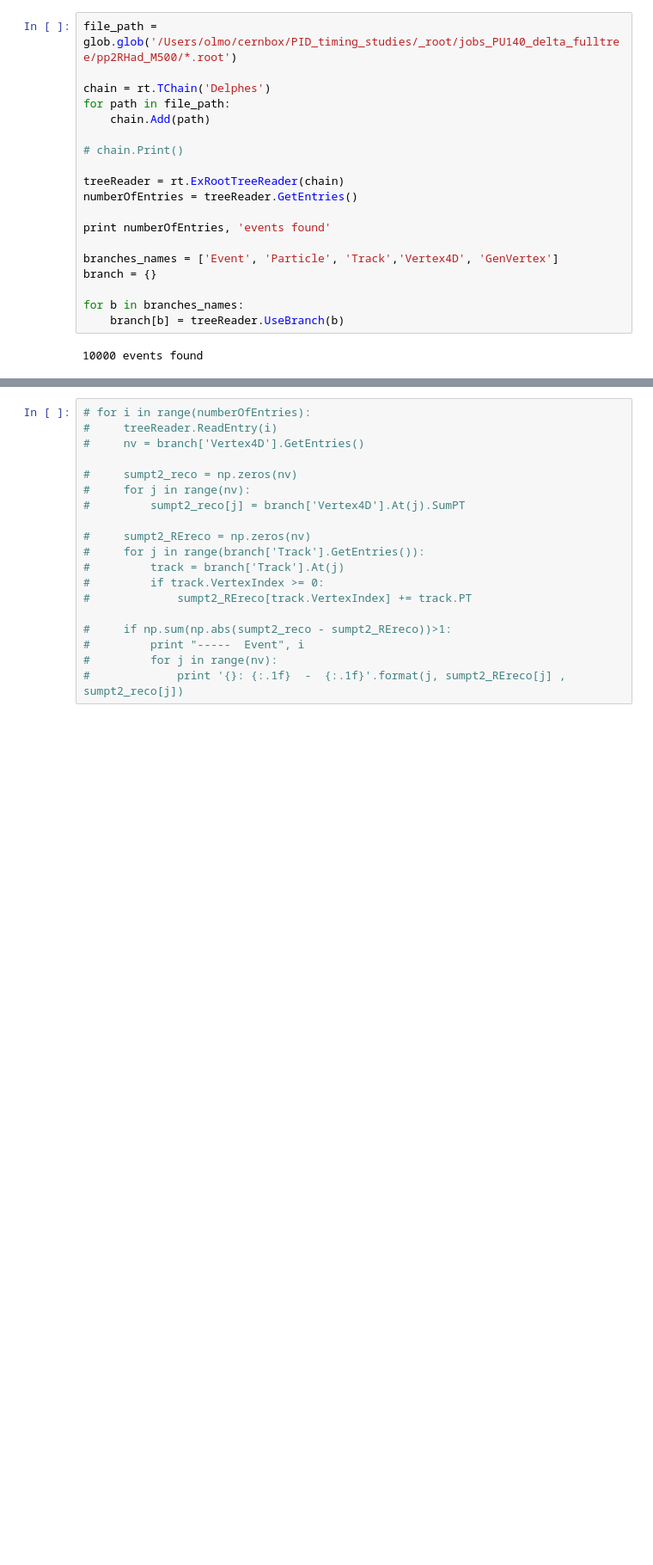
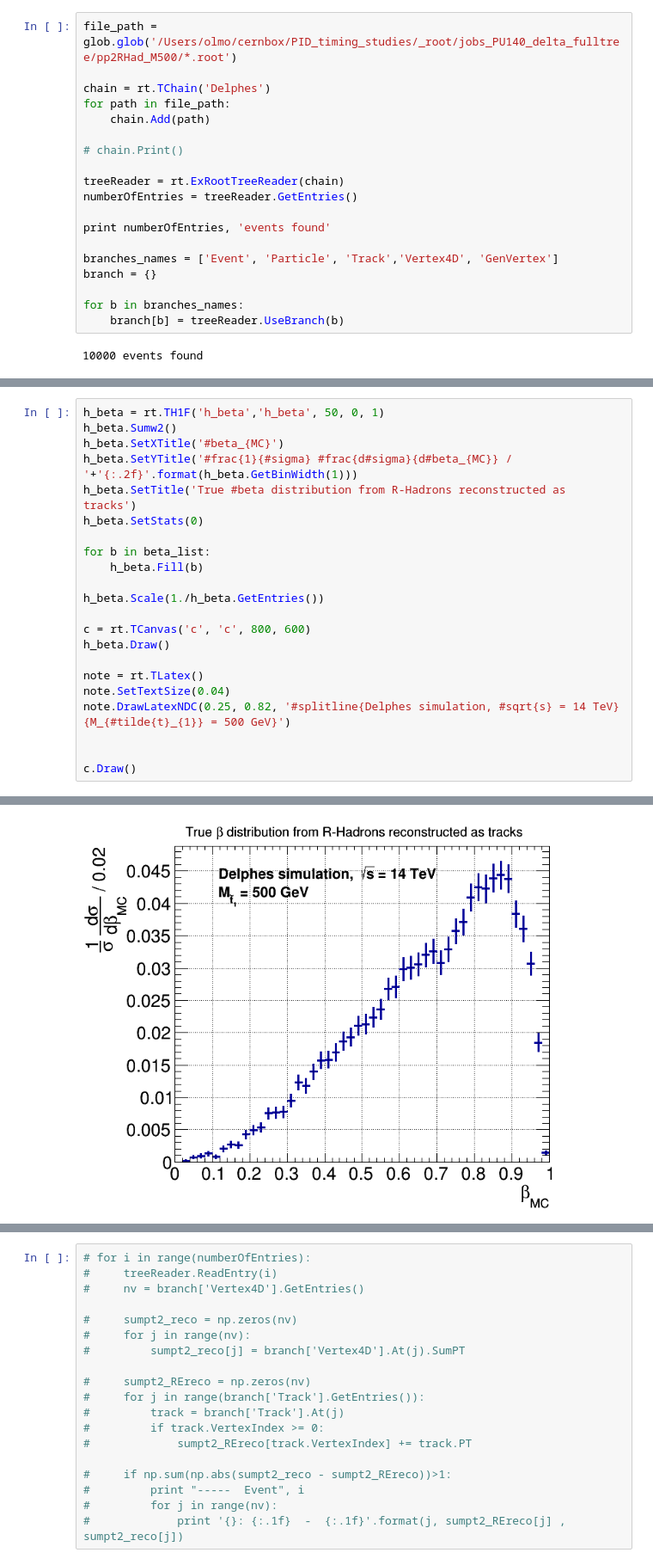
Before and after one commit to ocerri/PID_timing_studies, a Jupyter notebook: plot_script/Delphes_vertexing_studies.ipynb, the cells around one changed output, grey strips where cells are left out. Shown at 86% size. Drawn from its saved outputs; the diff is of its cells as text; blank space fills up the shorter version.

```diff
--- a/plot_script/Delphes_vertexing_studies.ipynb
+++ b/plot_script/Delphes_vertexing_studies.ipynb
@@ -47,0 +88,23 @@ for b in branches_names:
+# %%
+h_beta = rt.TH1F('h_beta','h_beta', 50, 0, 1)
+h_beta.Sumw2()
+h_beta.SetXTitle('#beta_{MC}')
+h_beta.SetYTitle('#frac{1}{#sigma} #frac{d#sigma}{d#beta_{MC}} / '+'{:.2f}'.format(h_beta.GetBinWidth(1)))
+h_beta.SetTitle('True #beta distribution from R-Hadrons reconstructed as tracks')
+h_beta.SetStats(0)
+
+for b in beta_list:
+    h_beta.Fill(b)
+
+h_beta.Scale(1./h_beta.GetEntries())
+
+c = rt.TCanvas('c', 'c', 800, 600)
+h_beta.Draw()
+
+note = rt.TLatex()
+note.SetTextSize(0.04)
+note.DrawLatexNDC(0.25, 0.82, '#splitline{Delphes simulation, #sqrt{s} = 14 TeV}{M_{#tilde{t}_{1}} = 500 GeV}')
+
+
+c.Draw()
+# %% [output]
@@ -48,3 +113,4 @@ for b in branches_names:
+[figure, added]
 # %%
 out_idx = np.zeros((numberOfEntries, 4)) - 1
 
```
Also changed, not shown: parts of 12 cells of this notebook.
